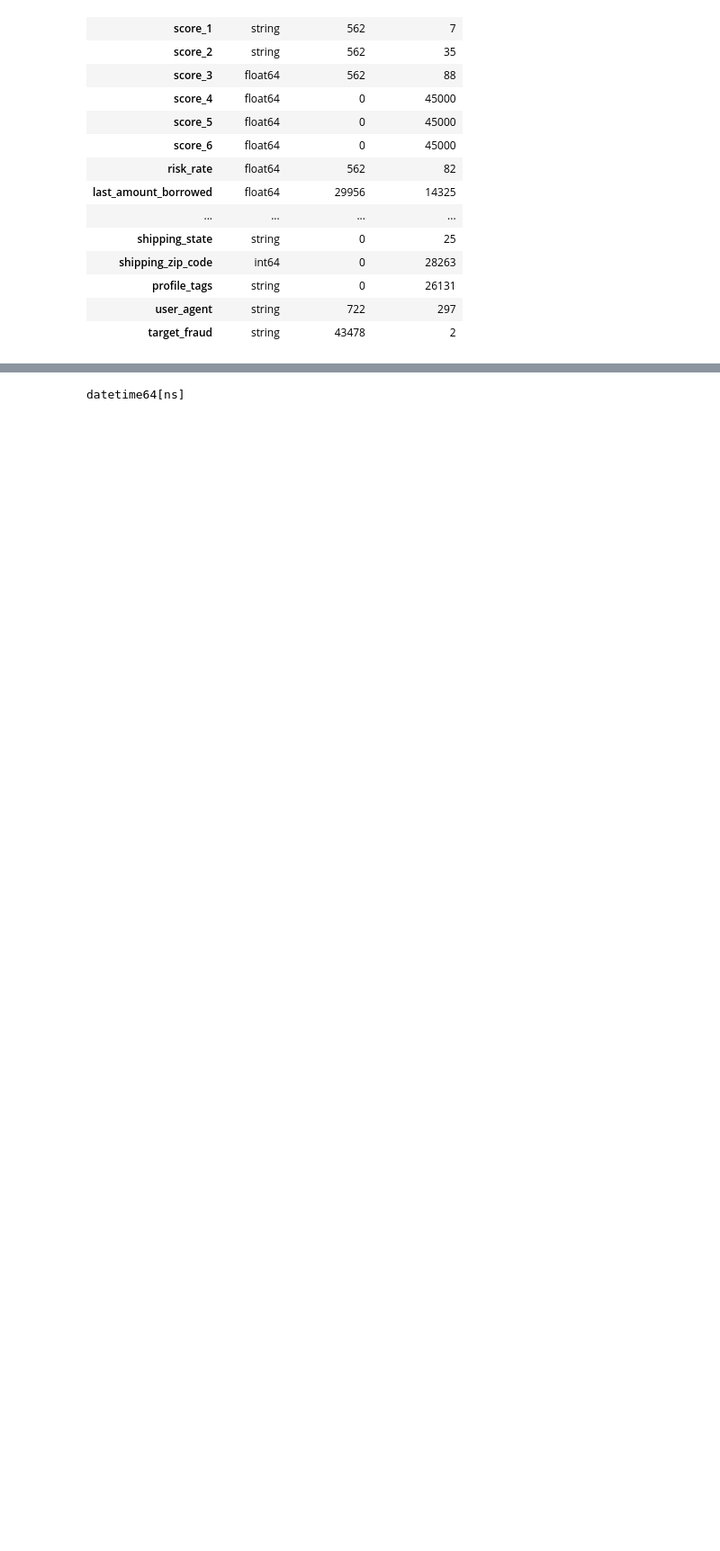
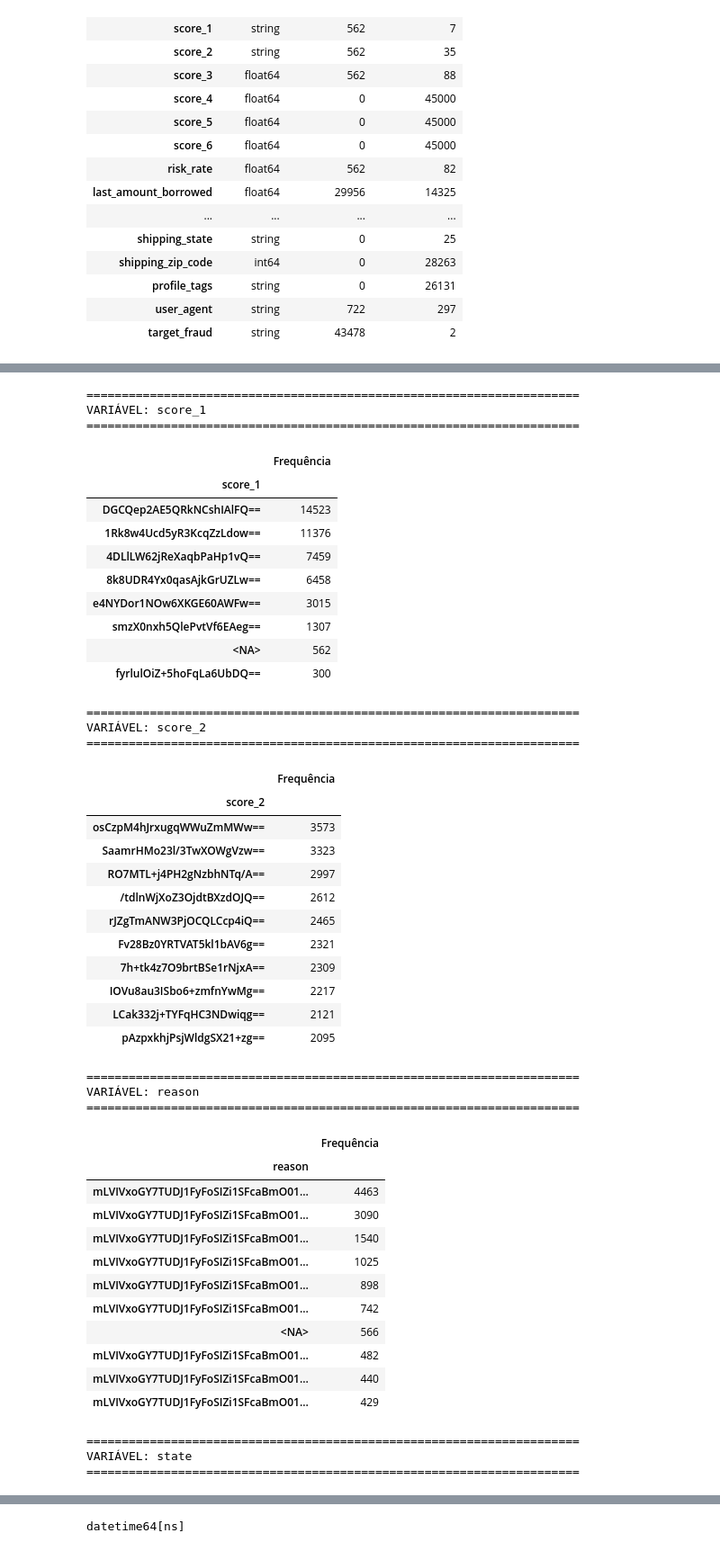
Before and after one commit to gmatheushq/Analise-de-Credito, a Jupyter notebook: analise_credito_TRATAMENTO.ipynb, the cells around one changed output, grey strips where cells are left out. Shown at 90% size. Saved outputs shown, nothing was run; the diff lists cells and outputs as text; code cells hidden in the pictures; blank space fills up the shorter version.

```diff
--- a/analise_credito_TRATAMENTO.ipynb
+++ b/analise_credito_TRATAMENTO.ipynb
@@ -1087,0 +1142,63 @@ display(
+# %%
+for coluna in variaveis_codificadas:
+
+    if coluna not in df_tratado.columns:
+        continue
+
+    print(f"\n{'='*70}")
+    print(f"VARIÁVEL: {coluna}")
+    print(f"{'='*70}")
+
+    display(
+        df_tratado[coluna]
+        .value_counts(dropna=False)
+        .head(10)
+        .to_frame('Frequência')
+    )
+# %% [output]
+======================================================================
+VARIÁVEL: score_1
+======================================================================
+|  | Frequência |
+| score_1 |  |
+| DGCQep2AE5QRkNCshIAlFQ== | 14523 |
+| 1Rk8w4Ucd5yR3KcqZzLdow== | 11376 |
+| 4DLlLW62jReXaqbPaHp1vQ== | 7459 |
+| 8k8UDR4Yx0qasAjkGrUZLw== | 6458 |
+| e4NYDor1NOw6XKGE60AWFw== | 3015 |
+| smzX0nxh5QlePvtVf6EAeg== | 1307 |
+| <NA> | 562 |
+| fyrlulOiZ+5hoFqLa6UbDQ== | 300 |
+======================================================================
+VARIÁVEL: score_2
+======================================================================
+|  | Frequência |
+| score_2 |  |
+| osCzpM4hJrxugqWWuZmMWw== | 3573 |
+| SaamrHMo23l/3TwXOWgVzw== | 3323 |
+| RO7MTL+j4PH2gNzbhNTq/A== | 2997 |
+| /tdlnWjXoZ3OjdtBXzdOJQ== | 2612 |
+| rJZgTmANW3PjOCQLCcp4iQ== | 2465 |
+| Fv28Bz0YRTVAT5kl1bAV6g== | 2321 |
+| 7h+tk4z7O9brtBSe1rNjxA== | 2309 |
+| IOVu8au3ISbo6+zmfnYwMg== | 2217 |
+| LCak332j+TYFqHC3NDwiqg== | 2121 |
+| pAzpxkhjPsjWldgSX21+zg== | 2095 |
+======================================================================
+VARIÁVEL: reason
+======================================================================
+|  | Frequência |
+| reason |  |
+| mLVIVxoGY7TUDJ1FyFoSIZi1SFcaBmO01... | 4463 |
+| mLVIVxoGY7TUDJ1FyFoSIZi1SFcaBmO01... | 3090 |
+| mLVIVxoGY7TUDJ1FyFoSIZi1SFcaBmO01... | 1540 |
+| mLVIVxoGY7TUDJ1FyFoSIZi1SFcaBmO01... | 1025 |
+| mLVIVxoGY7TUDJ1FyFoSIZi1SFcaBmO01... | 898 |
+| mLVIVxoGY7TUDJ1FyFoSIZi1SFcaBmO01... | 742 |
+| <NA> | 566 |
+| mLVIVxoGY7TUDJ1FyFoSIZi1SFcaBmO01... | 482 |
+| mLVIVxoGY7TUDJ1FyFoSIZi1SFcaBmO01... | 440 |
+| mLVIVxoGY7TUDJ1FyFoSIZi1SFcaBmO01... | 429 |
+======================================================================
+VARIÁVEL: state
+======================================================================
```
Also changed, not shown: parts of 15 cells of this notebook.
